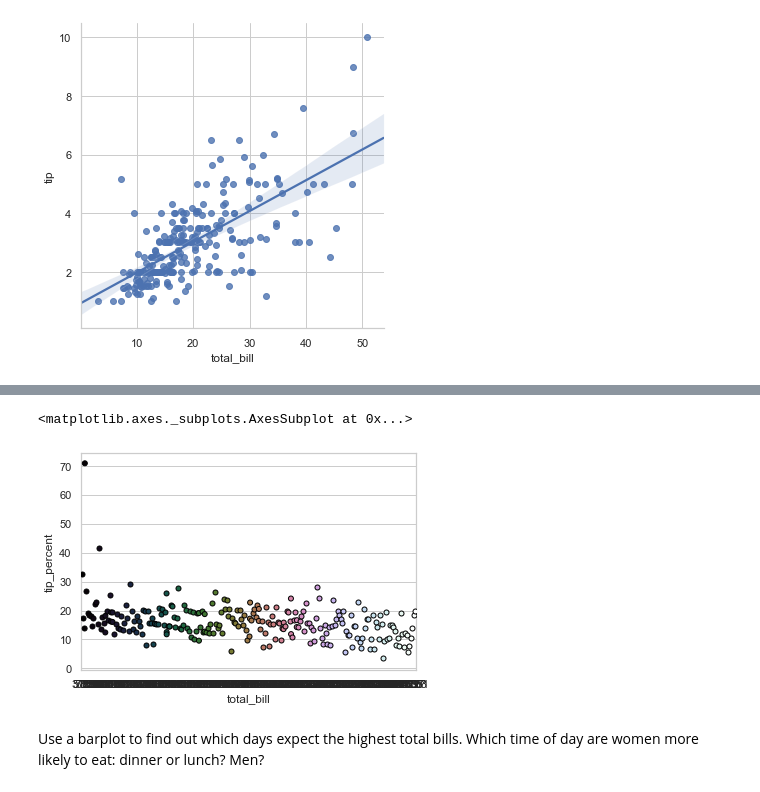
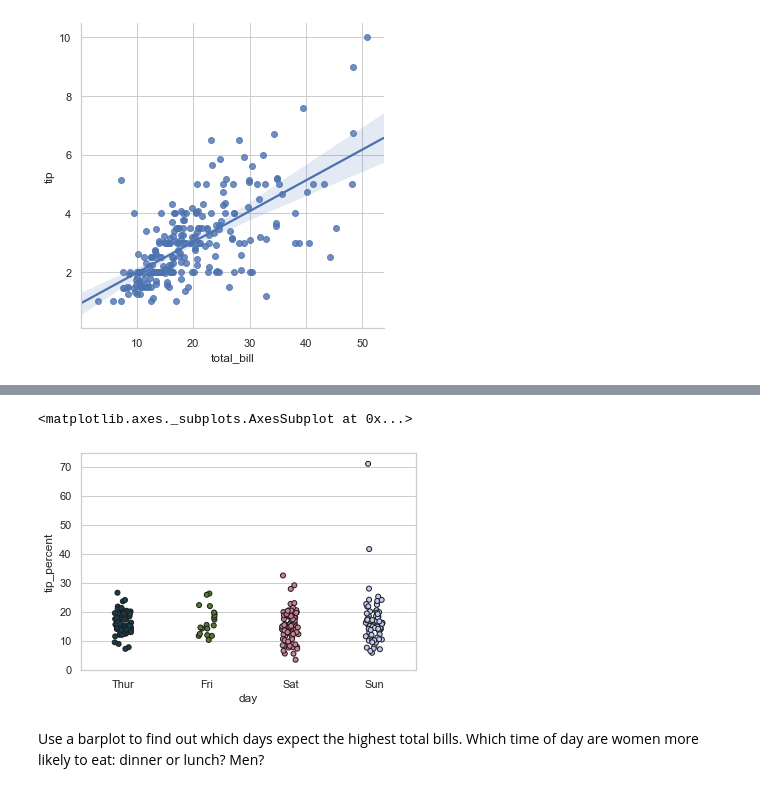
Before and after one commit to sydroth/chicago-102819, a Jupyter notebook: module_1/week_2/day_4/warmup_w2_d4.ipynb, the cells around one changed output, grey strips where cells are left out. Cells and saved outputs as stored; diff of their text form; code cells hidden in the pictures.

```diff
--- a/module_1/week_2/day_4/warmup_w2_d4.ipynb
+++ b/module_1/week_2/day_4/warmup_w2_d4.ipynb
@@ -51,7 +56,7 @@ sns.lmplot('total_bill', 'tip', palette='helix', data=tips, scatter=True)
 # %%
-sns.stripplot(x='total_bill', y='tip_percent', data=tips, jitter=True, palette="cubehelix", edgecolor='gray', linewidth=1)
+sns.stripplot('day', 'tip_percent', data=tips, jitter=.1, dodge=True, palette="cubehelix", edgecolor='gray', linewidth=1)
 # %% [output]
 <matplotlib.axes._subplots.AxesSubplot at 0x...>
-[figure, old version]
+[figure, new version]
 # %% [markdown]
 Use a barplot to find out which days expect the highest total bills. Which time of day are women more likely to eat: dinner or lunch? Men?
```
Also changed, not shown: parts of 4 cells of this notebook, 2 other files.
